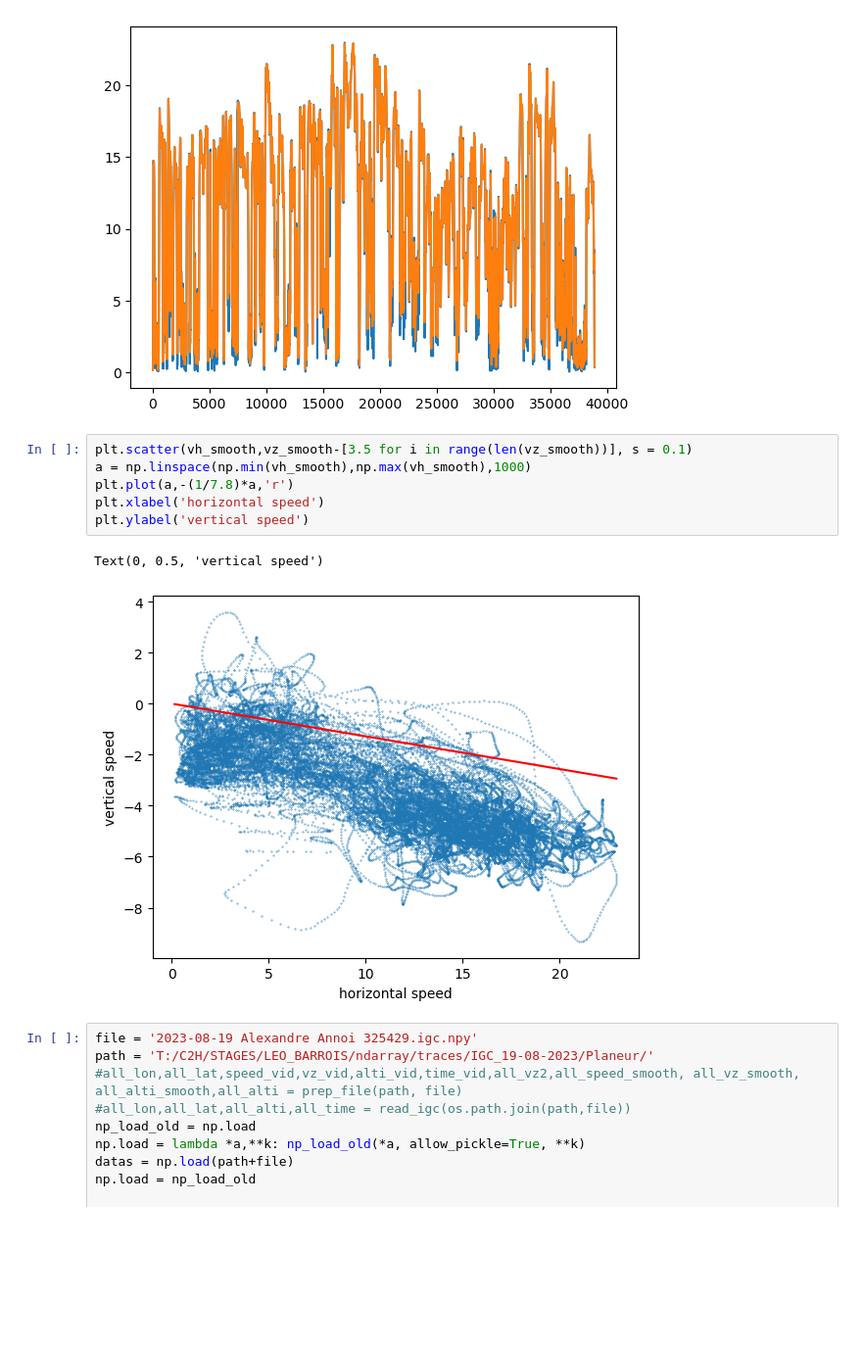
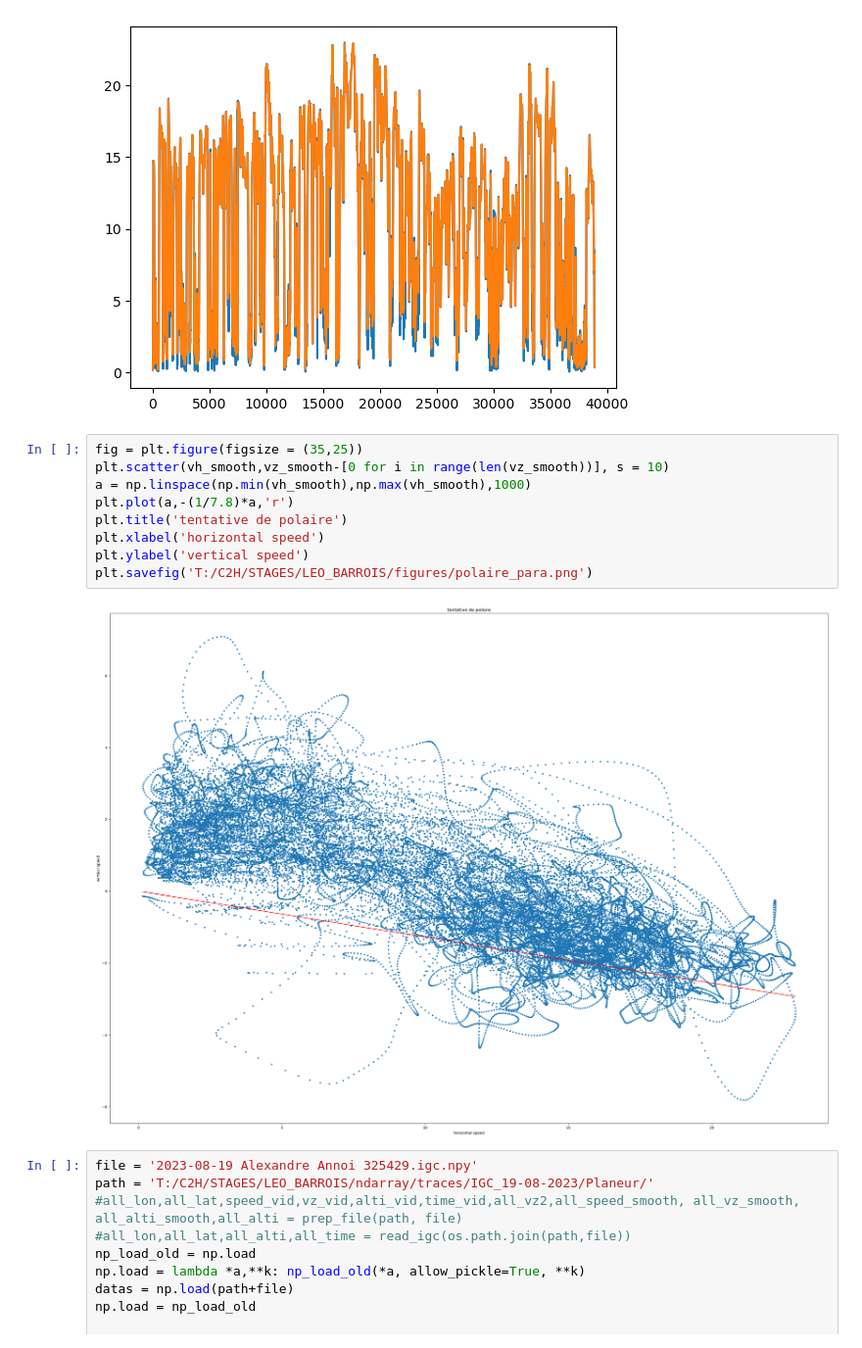
Before and after one commit to Lbarrrois/Paragliding-analysis, a Jupyter notebook: Polaire.ipynb, the cells around one changed output. Shown at 98% size. Saved outputs shown, nothing was run; the diff lists cells and outputs as text; blank space fills up the shorter version.

```diff
--- a/Polaire.ipynb
+++ b/Polaire.ipynb
@@ -251,14 +251,16 @@ plt.plot(vh_smooth)
 [<matplotlib.lines.Line2D at 0x...>]
 [figure]
 # %%
-plt.scatter(vh_smooth,vz_smooth-[3.5 for i in range(len(vz_smooth))], s = 0.1)
+fig = plt.figure(figsize = (35,25))
+plt.scatter(vh_smooth,vz_smooth-[0 for i in range(len(vz_smooth))], s = 10)
 a = np.linspace(np.min(vh_smooth),np.max(vh_smooth),1000)
 plt.plot(a,-(1/7.8)*a,'r')
+plt.title('tentative de polaire')
 plt.xlabel('horizontal speed')
 plt.ylabel('vertical speed')
+plt.savefig('T:/C2H/STAGES/LEO_BARROIS/figures/polaire_para.png')
 # %% [output]
-Text(0, 0.5, 'vertical speed')
-[figure, old version]
+[figure, new version]
 # %%
 file = '2023-08-19 Alexandre Annoi 325429.igc.npy'
 path = 'T:/C2H/STAGES/LEO_BARROIS/ndarray/traces/IGC_19-08-2023/Planeur/'
```
Also changed, not shown: 2 other files.
